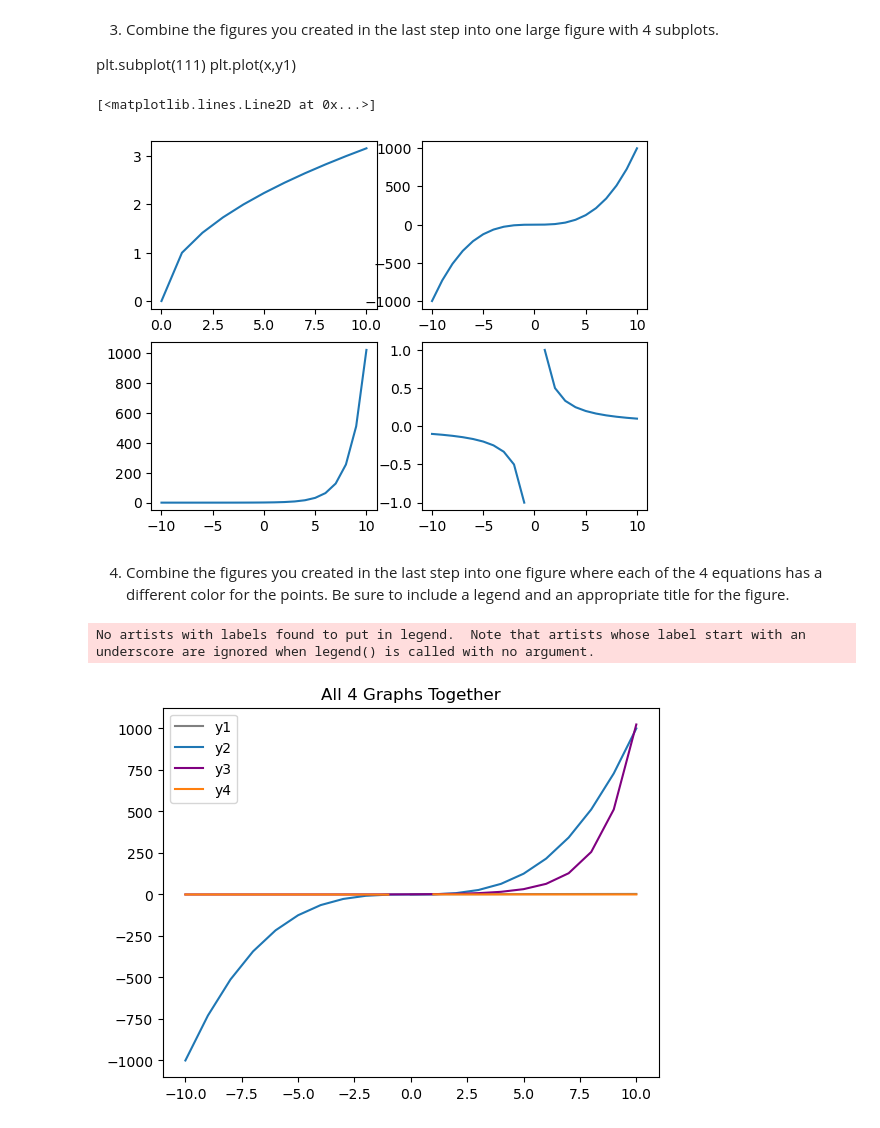
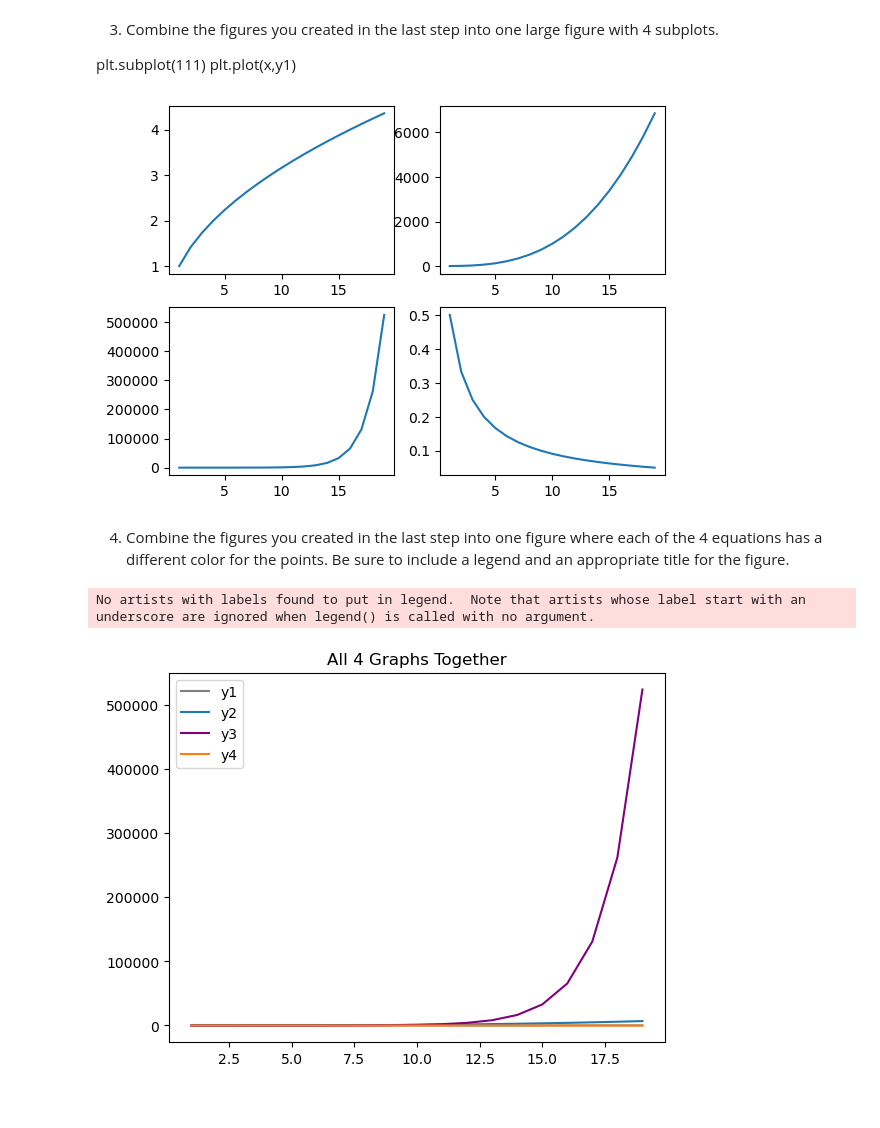
Before and after one commit to Joshua-Click/dumpy-pandas-visualization-exercises, a Jupyter notebook: matplotlib_exercises.ipynb, the cells around one changed output. Drawn from its saved outputs; the diff is of its cells as text; code cells hidden in the pictures.

```diff
--- a/matplotlib_exercises.ipynb
+++ b/matplotlib_exercises.ipynb
@@ -65,28 +65,31 @@ You can use functions from the math module to help implement some of the equatio
 plt.subplot(111)
 plt.plot(x,y1)
 # %%
-x = list(range(-10,11))
+x = list(range(1,20))
+y1 = [np.sqrt(n) for n in x]
+plt.subplot(221)
+plt.plot(x, y1)
 
-plt.subplot(221)
-plt.plot(x,y1)
-
+y2 = [(n**3) for n in x]
 plt.subplot(222)
 plt.plot(x, y2)
 
 
-
+y3 = [2**n for n in x]
 plt.subplot(223)
 plt.plot(x, y3)
 
+y4 = [(1 / (n+1)) for n in x]
 plt.subplot(224)
 plt.plot(x, y4)
+
+plt.show()
 # %% [output]
-[<matplotlib.lines.Line2D at 0x...>]
-[figure, old version]
+[figure, new version]
 # %% [markdown]
 4. Combine the figures you created in the last step into one figure where each of the 4 equations has a different color for the points. Be sure to include a legend and an appropriate title for the figure.
 # %%
-x = list(range(-10,11))
+x = list(range(1,20))
 
 plt.title("All 4 Graphs Together")
 plt.legend(loc='upper left')
@@ -109,4 +112,4 @@ plt.legend(loc='upper left')
 plt.show()
 # %% [output]
 No artists with labels found to put in legend.  Note that artists whose label start with an underscore are ignored when legend() is called with no argument.
-[figure, old version]
+[figure, new version]
```
Also changed, not shown: parts of 3 cells of this notebook.
